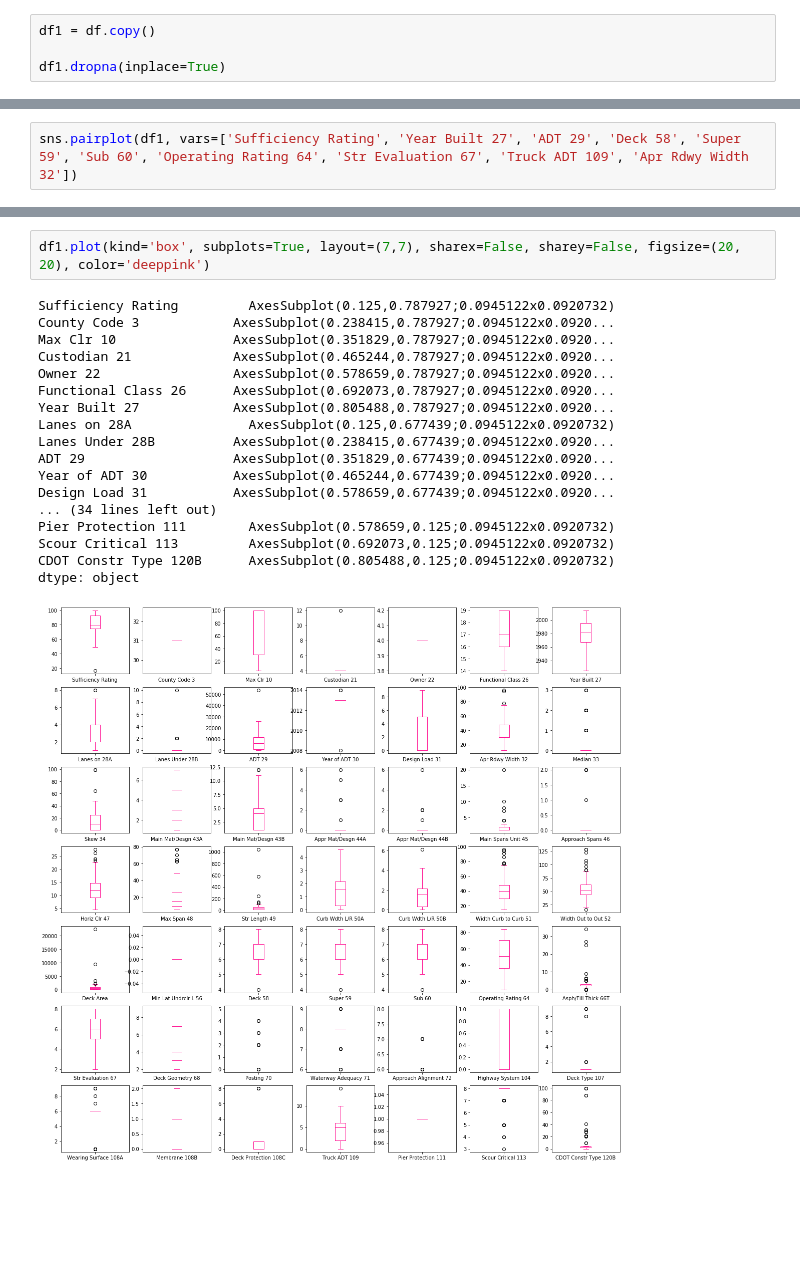
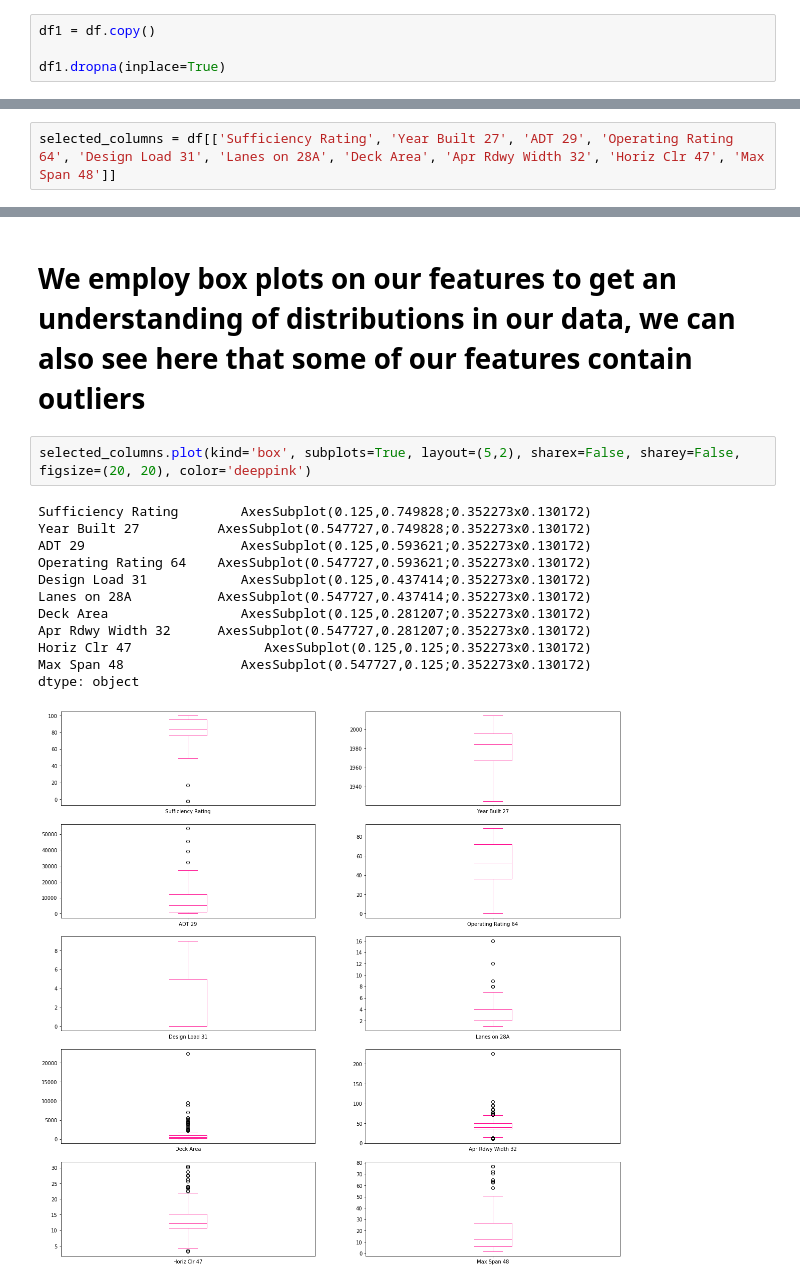
Before and after one commit to nnbaokhang/Descriptive-and-Predictive-Deep-Learning-Analytical-Tools-for-Enhanced-Bridge-Management, a Jupyter notebook: Dataset_Exploration.ipynb, the cells around one changed output, grey strips where cells are left out. Cells and saved outputs as stored; diff of their text form; blank space fills up the shorter version.

```diff
--- a/Dataset_Exploration.ipynb
+++ b/Dataset_Exploration.ipynb
@@ -235,2 +264,2 @@ memory usage: 41.0 KB
 # %%
-sns.pairplot(df1, vars=['Sufficiency Rating', 'Year Built 27', 'ADT 29', 'Deck 58', 'Super 59', 'Sub 60', 'Operating Rating 64', 'Str Evaluation 67', 'Truck ADT 109', 'Apr Rdwy Width 32'])
+selected_columns = df[['Sufficiency Rating', 'Year Built 27', 'ADT 29', 'Operating Rating 64', 'Design Load 31', 'Lanes on 28A', 'Deck Area', 'Apr Rdwy Width 32', 'Horiz Clr 47', 'Max Span 48']]
@@ -240,21 +282,17 @@ sns.pairplot(df1, vars=['Sufficiency Rating', 'Year Built 27', 'ADT 29', 'Deck 5
+# %% [markdown]
+# We employ box plots on our features to get an understanding of distributions in our data, we can also see here that some of our features contain outliers
 # %%
-df1.plot(kind='box', subplots=True, layout=(7,7), sharex=False, sharey=False, figsize=(20, 20), color='deeppink')
+selected_columns.plot(kind='box', subplots=True, layout=(5,2), sharex=False, sharey=False, figsize=(20, 20), color='deeppink')
 # %% [output]
-Sufficiency Rating         AxesSubplot(0.125,0.787927;0.0945122x0.0920732)
-County Code 3            AxesSubplot(0.238415,0.787927;0.0945122x0.0920...
-Max Clr 10               AxesSubplot(0.351829,0.787927;0.0945122x0.0920...
-Custodian 21             AxesSubplot(0.465244,0.787927;0.0945122x0.0920...
-Owner 22                 AxesSubplot(0.578659,0.787927;0.0945122x0.0920...
-Functional Class 26      AxesSubplot(0.692073,0.787927;0.0945122x0.0920...
-Year Built 27            AxesSubplot(0.805488,0.787927;0.0945122x0.0920...
-Lanes on 28A               AxesSubplot(0.125,0.677439;0.0945122x0.0920732)
-Lanes Under 28B          AxesSubplot(0.238415,0.677439;0.0945122x0.0920...
-ADT 29                   AxesSubplot(0.351829,0.677439;0.0945122x0.0920...
-Year of ADT 30           AxesSubplot(0.465244,0.677439;0.0945122x0.0920...
-Design Load 31           AxesSubplot(0.578659,0.677439;0.0945122x0.0920...
-... (34 lines left out)
-Pier Protection 111        AxesSubplot(0.578659,0.125;0.0945122x0.0920732)
-Scour Critical 113         AxesSubplot(0.692073,0.125;0.0945122x0.0920732)
-CDOT Constr Type 120B      AxesSubplot(0.805488,0.125;0.0945122x0.0920732)
+Sufficiency Rating        AxesSubplot(0.125,0.749828;0.352273x0.130172)
+Year Built 27          AxesSubplot(0.547727,0.749828;0.352273x0.130172)
+ADT 29                    AxesSubplot(0.125,0.593621;0.352273x0.130172)
+Operating Rating 64    AxesSubplot(0.547727,0.593621;0.352273x0.130172)
+Design Load 31            AxesSubplot(0.125,0.437414;0.352273x0.130172)
+Lanes on 28A           AxesSubplot(0.547727,0.437414;0.352273x0.130172)
+Deck Area                 AxesSubplot(0.125,0.281207;0.352273x0.130172)
+Apr Rdwy Width 32      AxesSubplot(0.547727,0.281207;0.352273x0.130172)
+Horiz Clr 47                 AxesSubplot(0.125,0.125;0.352273x0.130172)
+Max Span 48               AxesSubplot(0.547727,0.125;0.352273x0.130172)
 dtype: object
-[figure, old version]
+[figure, new version]
```
Also changed, not shown: parts of 29 cells of this notebook.
